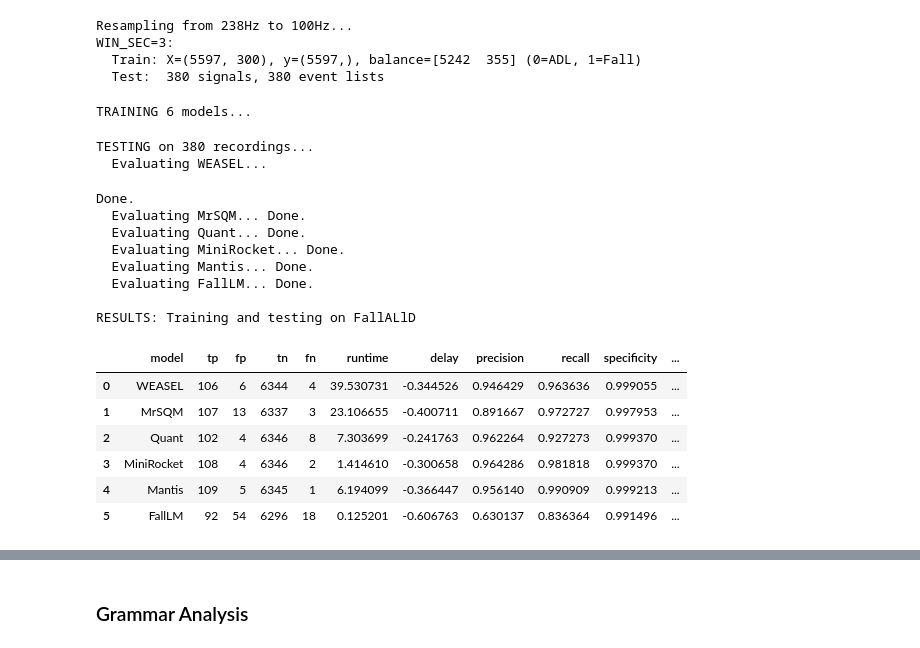
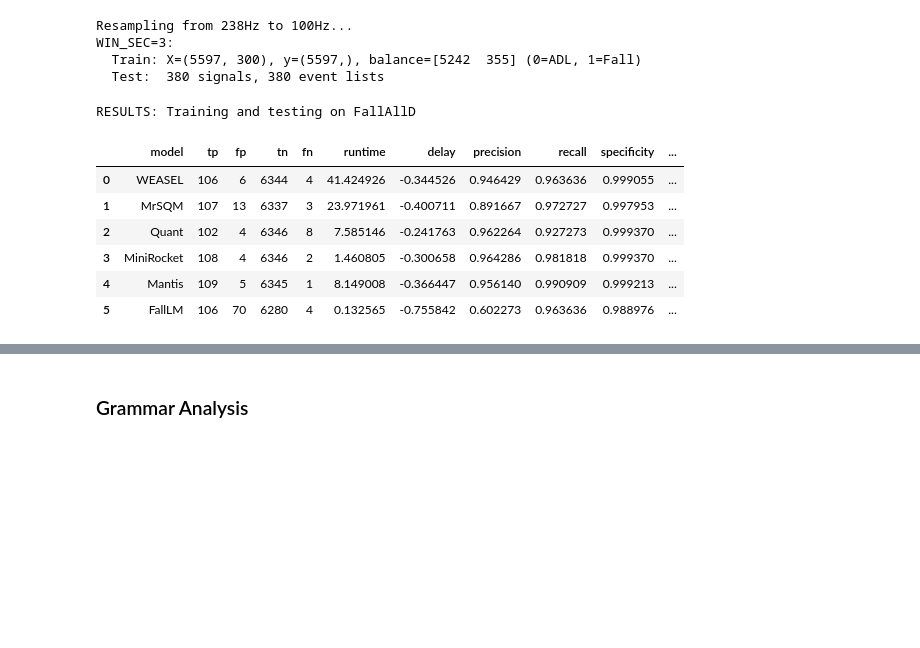
Before and after one commit to mlgig/fall-lm, a Jupyter notebook: experiments.ipynb, the cells around one changed output, grey strips where cells are left out. Cells and saved outputs as stored; diff of their text form; code cells hidden in the pictures; blank space fills up the shorter version.

```diff
--- a/experiments.ipynb
+++ b/experiments.ipynb
@@ -211,3 +259,16 @@ X_train, y_train, test_signals, test_events = utils.segment_and_save(
 WIN_SEC=3:
   Train: X=(1924, 300), y=(1924,), balance=[1812  112] (0=ADL, 1=Fall)
   Test:  34 signals, 34 event lists
+# %%
+# 5-fold subject-wise partition of FARSEEING fall subjects (full coverage, no overlap)
+from sklearn.model_selection import KFold
+
+kf = KFold(n_splits=5, shuffle=True, random_state=42)
+farseeing_test_splits = []
+for fold_idx, (_, test_idx) in enumerate(kf.split(fall_subjects)):
+    test_subjs = [fall_subjects[i] for i in test_idx]
+    test_files = [f for s in test_subjs for f in fall_subject_map[s]]
+    fold_test_dfs = utils.load_fall_subject(test_files)
+    fold_signals, fold_events = utils.extract_test_signals_events(fold_test_dfs, feat_cols=["mag"])
+    farseeing_test_splits.append((fold_signals, fold_events))
+    print(f"Fold {fold_idx}: {len(test_subjs)} subjects -> {len(fold_signals)} recordings")
@@ -411,41 +478,31 @@ WIN_SEC=3:
   Train: X=(5597, 300), y=(5597,), balance=[5242  355] (0=ADL, 1=Fall)
   Test:  380 signals, 380 event lists
 # %%
-# Run experiment with training and testing on FallALlD
+# Train once on FallAllD; evaluate on FallAllD's own held-out test set
 fallalld_specs = get_model_specs(random_state=42)
-res_fallalld_only = run_experiment(
-    X_train=X_train_f,
-    y_train=y_train_f,
+trained_fallalld_models = train_models(X_train_f, y_train_f, fallalld_specs, verbose=False)
+
+res_fallalld_only = evaluate_models(
+    trained_fallalld_models,
     test_signals=test_signals_f,
     test_event_points=test_events_f,
-    model_specs=fallalld_specs,
     window_size=3.0,
     step=1.0,
     freq=100,
     signal_thresh=1.4,
     tolerance=[3,20],
     debounce_secs=60,
-    verbose=True
+    verbose=False
 )
-print("\nRESULTS: Training and testing on FallALlD")
+print("\nRESULTS: Training and testing on FallAllD")
 display(res_fallalld_only)
 # %% [output]
-TRAINING 6 models...
+RESULTS: Training and testing on FallAllD
-TESTING on 380 recordings...
-  Evaluating WEASEL...
-Done.
-  Evaluating MrSQM... Done.
-  Evaluating Quant... Done.
-  Evaluating MiniRocket... Done.
-  Evaluating Mantis... Done.
-  Evaluating FallLM... Done.
-
-RESULTS: Training and testing on FallALlD
 |  | model | tp | fp | tn | fn | runtime | delay | precision | recall | specificity | ... |
-| 0 | WEASEL | 106 | 6 | 6344 | 4 | 39.530731 | -0.344526 | 0.946429 | 0.963636 | 0.999055 | ... |
-| 1 | MrSQM | 107 | 13 | 6337 | 3 | 23.106655 | -0.400711 | 0.891667 | 0.972727 | 0.997953 | ... |
-| 2 | Quant | 102 | 4 | 6346 | 8 | 7.303699 | -0.241763 | 0.962264 | 0.927273 | 0.999370 | ... |
-| 3 | MiniRocket | 108 | 4 | 6346 | 2 | 1.414610 | -0.300658 | 0.964286 | 0.981818 | 0.999370 | ... |
-| 4 | Mantis | 109 | 5 | 6345 | 1 | 6.194099 | -0.366447 | 0.956140 | 0.990909 | 0.999213 | ... |
-| 5 | FallLM | 92 | 54 | 6296 | 18 | 0.125201 | -0.606763 | 0.630137 | 0.836364 | 0.991496 | ... |
+| 0 | WEASEL | 106 | 6 | 6344 | 4 | 41.424926 | -0.344526 | 0.946429 | 0.963636 | 0.999055 | ... |
+| 1 | MrSQM | 107 | 13 | 6337 | 3 | 23.971961 | -0.400711 | 0.891667 | 0.972727 | 0.997953 | ... |
+| 2 | Quant | 102 | 4 | 6346 | 8 | 7.585146 | -0.241763 | 0.962264 | 0.927273 | 0.999370 | ... |
+| 3 | MiniRocket | 108 | 4 | 6346 | 2 | 1.460805 | -0.300658 | 0.964286 | 0.981818 | 0.999370 | ... |
+| 4 | Mantis | 109 | 5 | 6345 | 1 | 8.149008 | -0.366447 | 0.956140 | 0.990909 | 0.999213 | ... |
+| 5 | FallLM | 106 | 70 | 6280 | 4 | 0.132565 | -0.755842 | 0.602273 | 0.963636 | 0.988976 | ... |
 # %%
```
Also changed, not shown: parts of 17 cells of this notebook, 13 other files.
